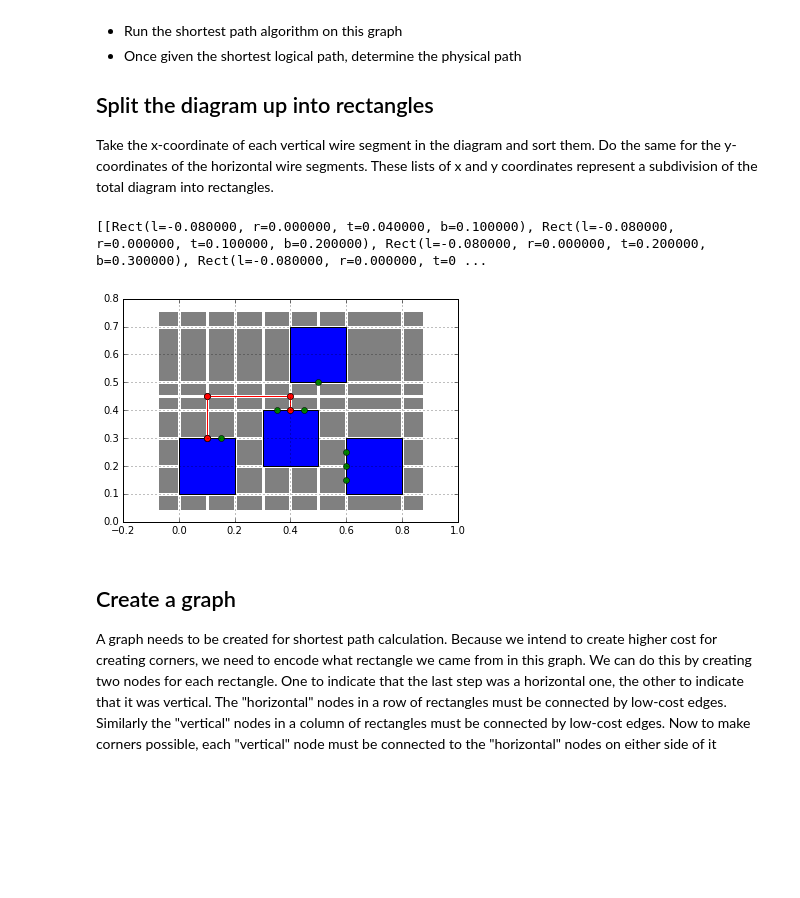
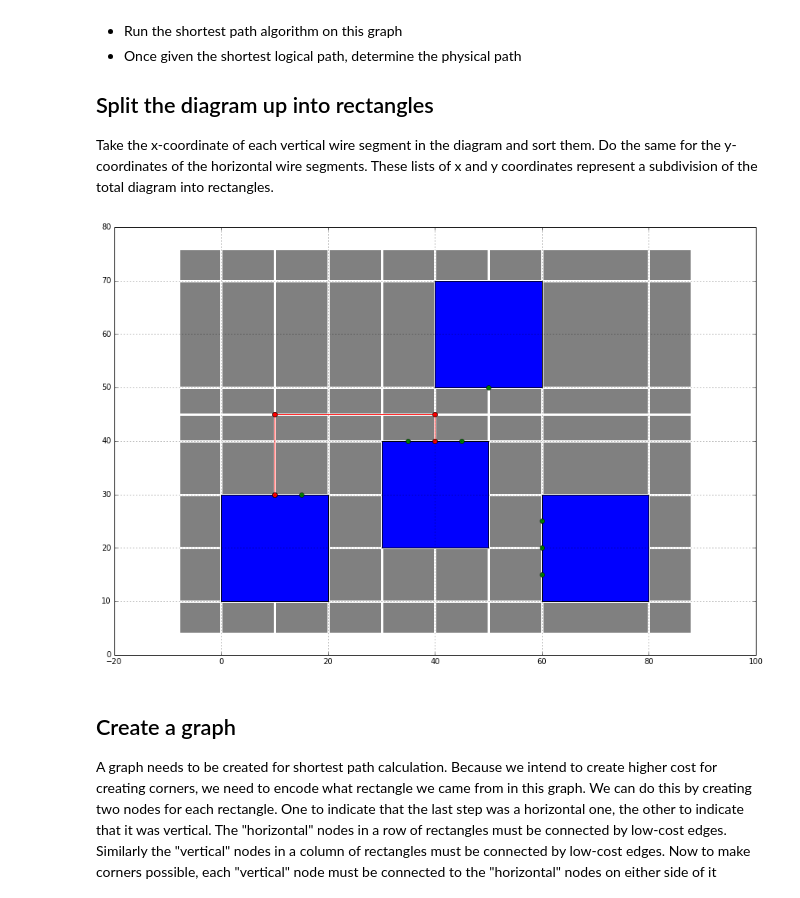
Before and after one commit to Griffon26/vhde, a Jupyter notebook: docs/wire_router/Orderded wire routing.ipynb, the cells around one changed output. Cells and saved outputs as stored; diff of their text form; code cells hidden in the pictures; blank space fills up the shorter version.

```diff
--- a/docs/wire_router/Orderded wire routing.ipynb
+++ b/docs/wire_router/Orderded wire routing.ipynb
@@ -3,5 +3,6 @@
 # %%
 %matplotlib inline
+import copy
 import numpy as np
 import matplotlib.pyplot as plt
 import matplotlib.patches as patches
@@ -21,7 +22,7 @@ def plot_lines(axes, list_of_pos, prop='r-o'):
         axes.plot(x_values, y_values, prop)
 
 def create_plot():
-    figure = plt.figure()
+    figure = plt.figure(figsize = (15,15))
     plot = figure.add_subplot(111, aspect='equal')
     plot.grid(True)
     return plot
@@ -42,7 +43,7 @@ class Block():
 
 class Wire():
     def __init__(self, *corners):
-        self._corners = corners
+        self._corners = [(int(x), int(y)) for x, y in corners]
 
     def draw(self, axes):
         x_values, y_values = [], []
@@ -77,12 +78,12 @@ def plot_block(axes, block):
 
 Imagine a diagram with several existing wires.
 # %%
-block1 = Block(x=0.0, y=0.1, h=0.2, w=0.2, term_xy=[(0.1, 0.30), (0.15, 0.30)])
-block2 = Block(x=0.6, y=0.1, h=0.2, w=0.2, term_xy=[(0.6, 0.2), (0.6, 0.15), (0.6, 0.25)])
-block3 = Block(x=0.3, y=0.2, h=0.2, w=0.2, term_xy=[(0.4, 0.4), (0.35, 0.4), (0.45, 0.4)])
-block4 = Block(x=0.4, y=0.5, h=0.2, w=0.2, term_xy=[(0.5, 0.5)])
+block1 = Block(x=0, y=10, h=20, w=20, term_xy=[(10, 30), (15, 30)])
+block2 = Block(x=60, y=10, h=20, w=20, term_xy=[(60, 20), (60, 15), (60, 25)])
+block3 = Block(x=30, y=20, h=20, w=20, term_xy=[(40, 40), (35, 40), (45, 40)])
+block4 = Block(x=40, y=50, h=20, w=20, term_xy=[(50, 50)])
 
-wire1 = Wire((0.1, 0.30), (0.1, 0.45), (0.4, 0.45), (0.4, 0.4))
+wire1 = Wire((10, 30), (10, 45), (40, 45), (40, 40))
 
 plot = create_plot()
 
@@ -117,8 +118,12 @@ class Rectangle():
         self.top = top
         self.bottom = bottom
 
+    def is_equal(self, other):
+        return self.__dict__ == other.__dict__
+
     def __repr__(self):
-        return "Rect(l=%f, r=%f, t=%f, b=%f)" % (self.left, self.right, self.top, self.bottom)
+        return "Rect(l=%d, r=%d, t=%d, b=%d)" % (self.left, self.right, self.top, self.bottom)
+
 
 def diagram_to_rectangles(diagram):
     x_coords = set()
@@ -128,43 +133,48 @@ def diagram_to_rectangles(diagram):
         x_coords.add(block.x)
         x_coords.add(block.x + block.w)
         y_coords.add(block.y)
         y_coords.add(block.y + block.h)
 
     for wire in diagram._wires:
         for corner in wire._corners:
             x_coords.add(corner[0])
             y_coords.add(corner[1])
 
-    xmargin = (max(x_coords) - min(x_coords)) / 10.0
-    ymargin = (max(y_coords) - min(y_coords)) / 10.0
+    xmargin = int((max(x_coords) - min(x_coords)) / 10)
+    ymargin = int((max(y_coords) - min(y_coords)) / 10)
     min_x = min(x_coords) - xmargin
     max_x = max(x_coords) + xmargin
     min_y = min(y_coords) - ymargin
     max_y = max(y_coords) + ymargin
     x_coords = [min_x] + sorted(x_coords) + [max_x]
     y_coords = [min_y] + sorted(y_coords) + [max_y]
 
     rects = []
     for l, r in zip(x_coords[:-1], x_coords[1:]):
         rects.append([])
         for t, b in zip(y_coords[:-1], y_coords[1:]):
             rects[-1].append(Rectangle(l, r, t, b))
 
     return rects
 
 rects = diagram_to_rectangles(diagram)
-print(rects)
+
+def draw_rectangles(axes, rects):
+    for rectrow in rects:
+        for r in rectrow:
+            if r:
+                axes.add_patch(patches.Rectangle( (r.left, r.top), (r.right - r.left), (r.bottom - r.top),
+                                                  facecolor = '0.5', linewidth = 3, edgecolor = 'w'))
+
+def print_rectangles(rects):
+    for rectrow in rects:
+        print(rectrow)
 
 plot = create_plot()
-#plot.axis('off')
-for rectrow in rects:
-    for r in rectrow:
-        plot.add_patch(patches.Rectangle( (r.left, r.top), (r.right - r.left), (r.bottom - r.top),
-                                          facecolor = '0.5', linewidth = 3, edgecolor = 'w'))
+draw_rectangles(plot, rects)
 diagram.draw(plot)
 # %% [output]
-[[Rect(l=-0.080000, r=0.000000, t=0.040000, b=0.100000), Rect(l=-0.080000, r=0.000000, t=0.100000, b=0.200000), Rect(l=-0.080000, r=0.000000, t=0.200000, b=0.300000), Rect(l=-0.080000, r=0.000000, t=0 ...
-[figure, old version]
+[figure, new version]
 # %% [markdown]
 ## Create a graph
 
```
Also changed, not shown: parts of 11 cells of this notebook.
